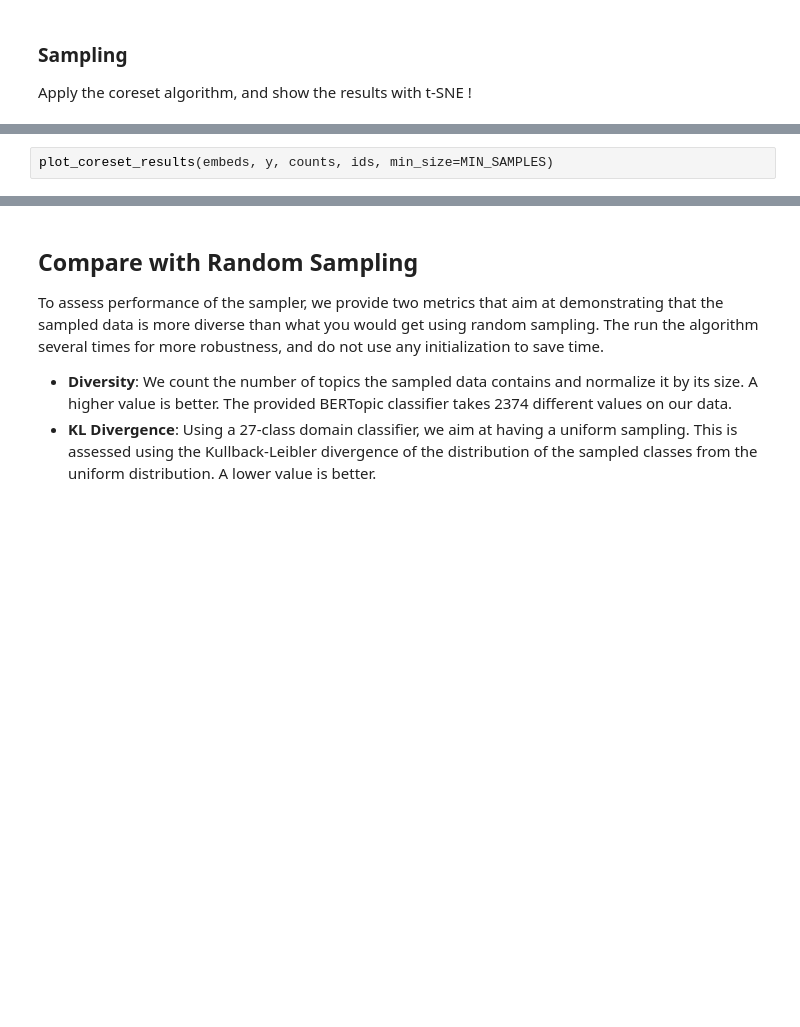
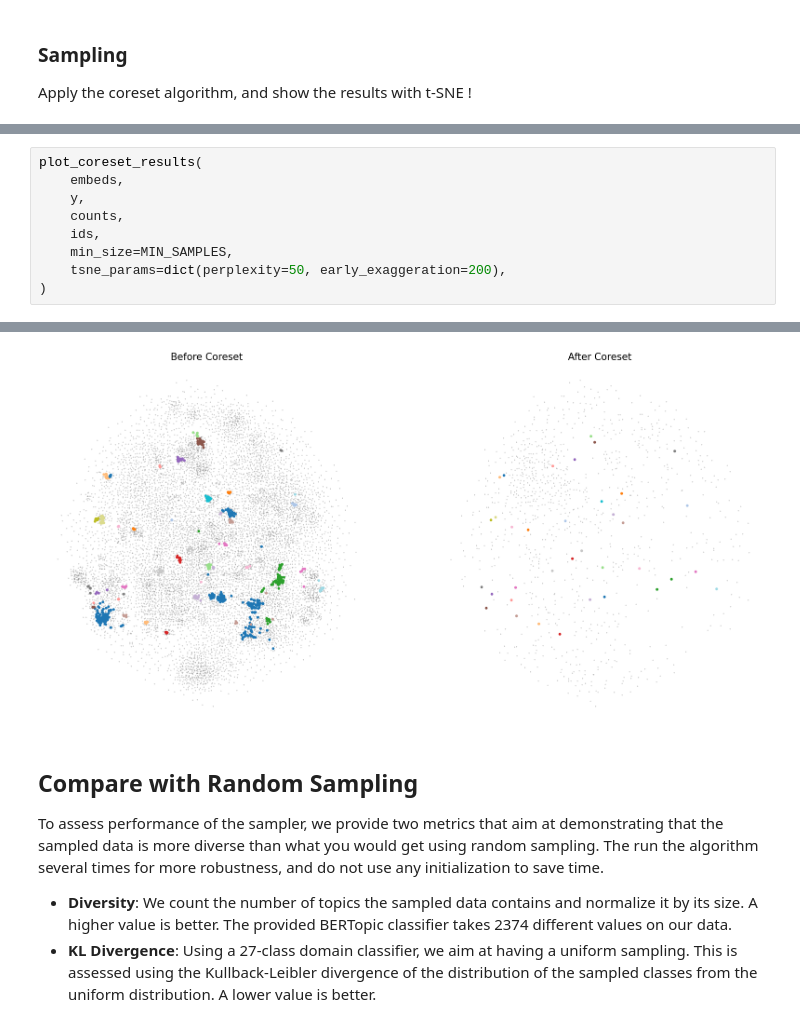
Before and after one commit to NVIDIA/Diversity-Sampling, a Jupyter notebook: notebooks/Demo_wiki.ipynb, the cells around one changed output, grey strips where cells are left out. Saved outputs shown, nothing was run; the diff lists cells and outputs as text; blank space fills up the shorter version.

```diff
--- a/notebooks/Demo_wiki.ipynb
+++ b/notebooks/Demo_wiki.ipynb
@@ -219,3 +221,10 @@ Initialize with 36 points
 # %%
-plot_coreset_results(embeds, y, counts, ids, min_size=MIN_SAMPLES)
+plot_coreset_results(
+    embeds,
+    y,
+    counts,
+    ids,
+    min_size=MIN_SAMPLES,
+    tsne_params=dict(perplexity=50, early_exaggeration=200),
+)
 # %% [output]
@@ -223,3 +232,4 @@ plot_coreset_results(embeds, y, counts, ids, min_size=MIN_SAMPLES)
+[figure, added]
 # %% [markdown]
 ## Compare with Random Sampling
 
```
Also changed, not shown: parts of 13 cells of this notebook, 3 other files.
